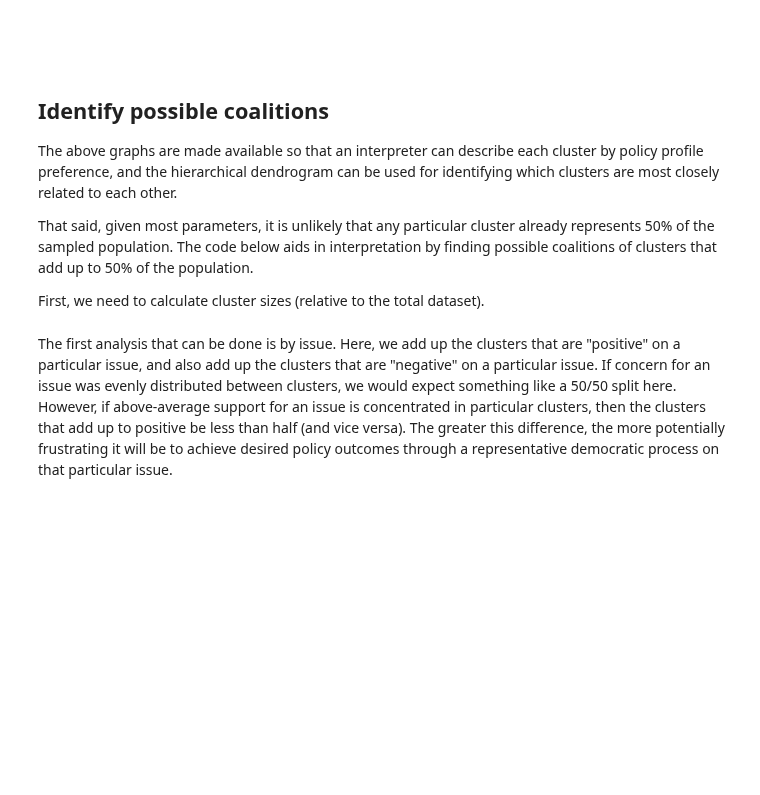
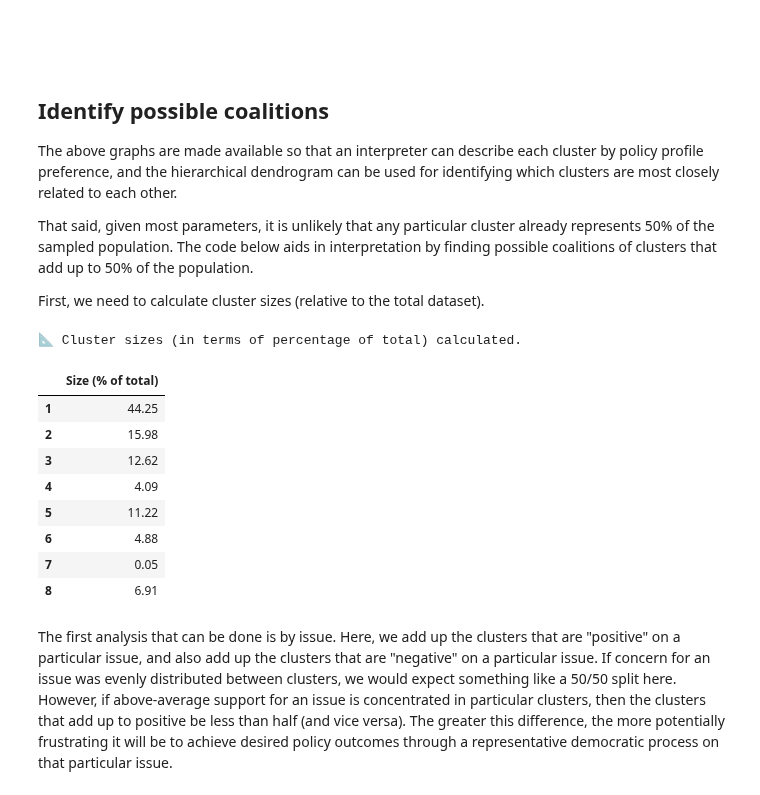
Before and after one commit to KalebNyquist/voters-clustering, a Jupyter notebook: Demonstration Notebook.ipynb, the cells around one changed output. Saved outputs shown, nothing was run; the diff lists cells and outputs as text; code cells hidden in the pictures; blank space fills up the shorter version.

```diff
--- a/Demonstration Notebook.ipynb
+++ b/Demonstration Notebook.ipynb
@@ -79,2 +74,2 @@ voters_panel = VOTERSdata.choose_subset(voters, 'panel')
 # %%
-reconstituted_voters_panel = VOTERSdata.apply_weights(voters_panel, 'panel', magnitude=8)
+reconstituted_voters_panel = VOTERSdata.apply_weights(voters_panel, 'panel', magnitude=9)
@@ -344,7 +392,18 @@ That said, given most parameters, it is unlikely that any particular cluster alr
 First, we need to calculate cluster sizes (relative to the total dataset).
 # %%
 cluster_sizes = VOTERSclustering.cluster_sizes_dict(clusters_proportional, voters_proportional) #can also be voters inverted
-display_cluster_sizes(cluster_sizes)
+VOTERSclustering.display_cluster_sizes(cluster_sizes)
+# %% [output]
+📐 Cluster sizes (in terms of percentage of total) calculated.
+|  | Size (% of total) |
+| 1 | 44.25 |
+| 2 | 15.98 |
+| 3 | 12.62 |
+| 4 | 4.09 |
+| 5 | 11.22 |
+| 6 | 4.88 |
+| 7 | 0.05 |
+| 8 | 6.91 |
 # %% [markdown]
 The first analysis that can be done is by issue. Here, we add up the clusters that are "positive" on a particular issue, and also add up the clusters that are "negative" on a particular issue. If concern for an issue was evenly distributed between clusters, we would expect something like a 50/50 split here. However, if above-average support for an issue is concentrated in particular clusters, then the clusters that add up to positive be less than half (and vice versa). The greater this difference, the more potentially frustrating it will be to achieve desired policy outcomes through a representative democratic process on that particular issue.
 # %%
```
Also changed, not shown: parts of 43 cells of this notebook, 8 other files.
